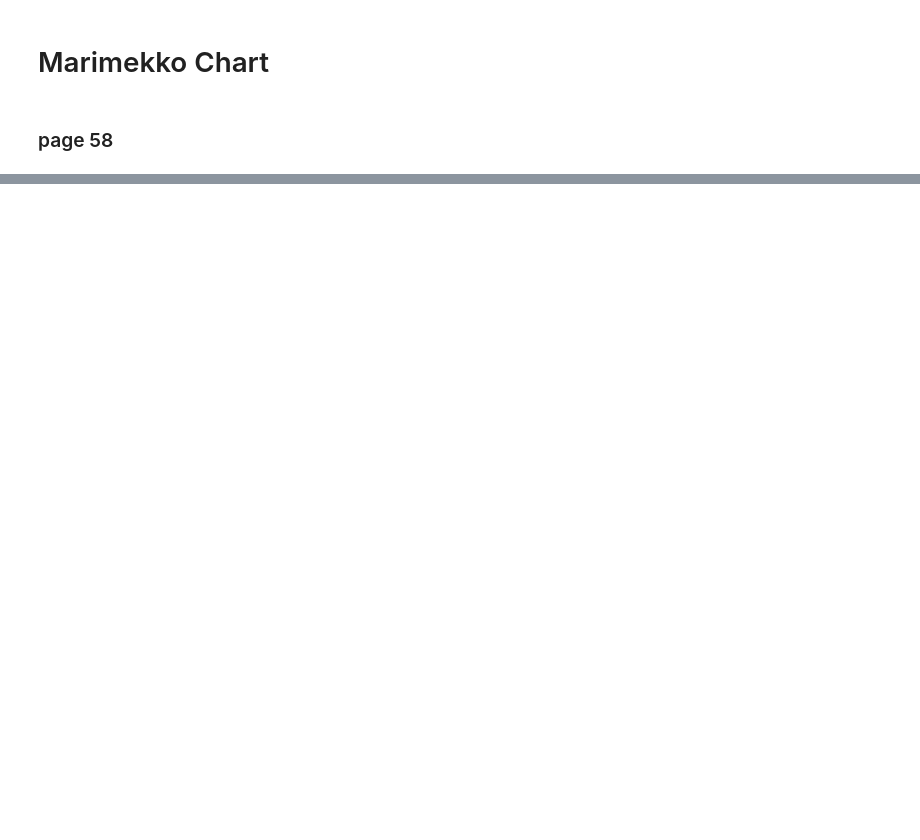
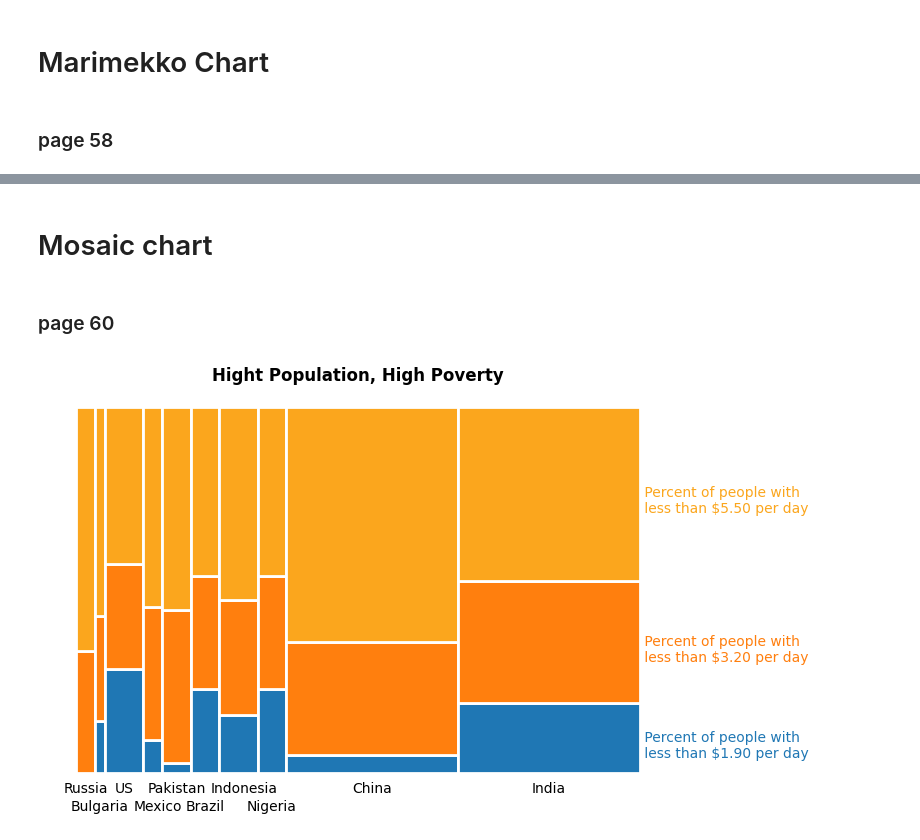
Before and after one commit to Aashish-Raghav/Data-Visualization---Multiple-Plots, a Jupyter notebook: IIT2022010.ipynb, the cells around one changed output, grey strips where cells are left out. Cells and saved outputs as stored; diff of their text form; code cells hidden in the pictures; blank space fills up the shorter version.

```diff
--- a/IIT2022010.ipynb
+++ b/IIT2022010.ipynb
@@ -1792,0 +1793,73 @@ plt.show()
+# %% [markdown]
+# Mosaic chart
+# %% [markdown]
+ ### page 60
+# %%
+# Load the dataset
+df = pd.read_csv('/content/poverty_level_count_across_countries.csv')
+
+df = df.sort_values(by='LessThan5.50',ascending=True).reset_index(drop=True)
+
+# Calculate the total population and percentage contribution
+total_population = df['Population'].sum()
+df['Population %'] = (df['Population'] / total_population) * 100
+
+# Calculate cumulative percentage for positioning on the x-axis
+df['Cumulative Population %'] = df['Population %'].cumsum().shift(fill_value=0)
+
+
+# Create figure and axis
+fig, ax1 = plt.subplots(figsize=(8, 5))
+
+
+# plot left
+# Define custom color map for poverty
+
+# Plot the Marimekko chart
+for i, row in df.iterrows():
+    # Calculate width and position for each country
+    country = row['Country']
+    width = row['Population %']
+    left = row['Cumulative Population %']
+    h1 = row['LessThan1.90']
+    h2 = row['LessThan3.20']
+    h3 = row['LessThan5.50']
+
+    max = (h1+h2+h3)
+    h1 = h1/max
+    h2 = h2/max
+    h3 = h3/max
+
+    # Plot rectangle for each country
+    ax1.bar(left, h1, width=width, align='edge', color='tab:blue', edgecolor='white', linewidth=2)
+    ax1.bar(left, h2, width=width, align='edge', bottom=h1, color='tab:orange', edgecolor='white', linewidth=2)
+    ax1.bar(left, h3, width=width, align='edge', bottom=h1+h2, color='#fba61d', edgecolor='white', linewidth=2)
+
+    extra = 1 if (country == 'Indonesia' or country == 'Mexico') else 0
+    if (i%2 == 0 or i > 7):
+      ax1.text(left + width/2 + extra,-0.05,country,ha='center')
+    else:
+      ax1.text(left + width/2 + extra,-0.1,country,ha='center')
+
+    if (i == len(df)-1):
+      ax1.text(left+width,h1/2-0.05," Percent of people with\n less than $1.90 per day",color='tab:blue')
+      ax1.text(left+width,h1 + h2/2-0.05," Percent of people with\n less than $3.20 per day",color='tab:orange')
+      ax1.text(left+width,h1 + h2 + h3/2-0.05," Percent of people with\n less than $5.50 per day",color='#fba61d')
+
+
+# Customize the plot
+ax1.set_title('Hight Population, High Poverty', fontweight='bold')
+
+# Set x-axis limits and labels
+ax1.set_xticks([])
+ax1.set_yticks([])
+
+# Grid and style adjustments
+ax1.grid(axis='y', linestyle=custom_linestyle, alpha=0.5)
+
+for col in ['top','right','bottom','left']:
+  ax1.spines[col].set_visible(False)
+
+plt.show()
+# %% [output]
+[figure, added]
```
Also changed, not shown: parts of 2 cells of this notebook, 2 other files.
